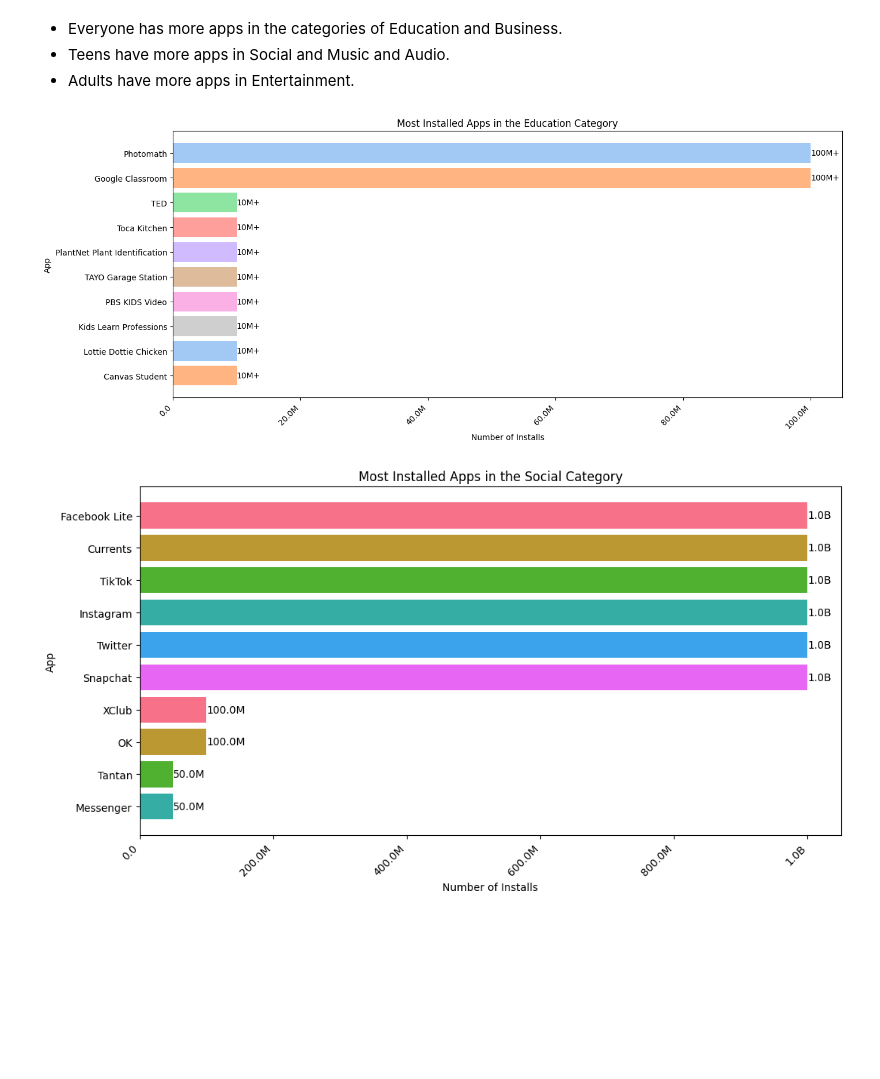
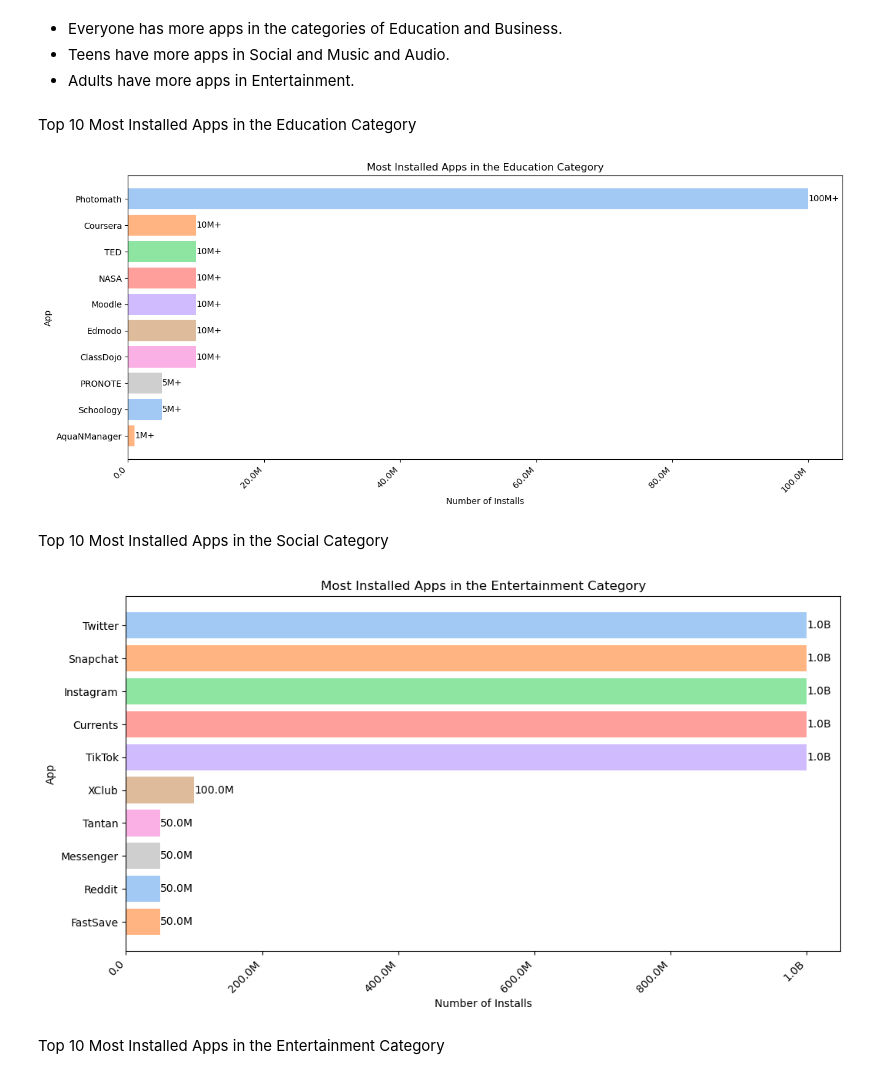
Before and after one commit to maria-clavijo/project_playstore_apps, a Jupyter notebook: notebooks/EDA.ipynb, the cells around one changed output. Saved outputs shown, nothing was run; the diff lists cells and outputs as text; code cells hidden in the pictures; blank space fills up the shorter version.

```diff
--- a/notebooks/EDA.ipynb
+++ b/notebooks/EDA.ipynb
@@ -93,50 +92,49 @@ plt.show()
 * Everyone has more apps in the categories of Education and Business.
 * Teens have more apps in Social and Music and Audio.
 * Adults have more apps in Entertainment.
+# %% [markdown]
+Top 10 Most Installed Apps in the Education Category
 # %%
-df_modified = df_apps.assign(Installs=lambda x: x['Installs'].str.replace('\+', '', regex=True).str.replace(',', '', regex=True))
-
-df_modified['Installs'] = pd.to_numeric(df_modified['Installs'], errors='coerce')
-
-df_educ = df_modified[df_modified['Category'] == 'Education']
+df_educ = df_apps[df_apps['Category'] == 'Education']
 educ_sorted = df_educ.sort_values(by='Installs', ascending=False)
 top_educ = educ_sorted.head(10)
 
 palette = sns.color_palette('pastel', 8)
 plt.figure(figsize=(15, 6))
 bars = plt.barh(top_educ['App Name'], top_educ['Installs'], color=palette)
 for bar, install_count in zip(bars, top_educ['Installs']):
     if install_count >= 1000000000:
         label = f'{install_count // 1000000000}B+'
     elif install_count >= 1000000:
         label = f'{install_count // 1000000}M+'
     else:
         label = f'{install_count}+'
     plt.text(install_count, bar.get_y() + bar.get_height() / 2, label, va='center', ha='left')
 plt.xlabel('Number of Installs')
 plt.ylabel('App')
 plt.title('Most Installed Apps in the Education Category')
 plt.gca().invert_yaxis()
 plt.xticks(rotation=45, ha='right')
 plt.ticklabel_format(style='plain', axis='x')
 def millions_formatter(x, pos):
     if x >= 1000000000:
         return f"{x/1000000000:.1f}B"
     elif x >= 1000000:
         return f"{x/1000000:.1f}M"
     else:
         return f"{x:,}"
 plt.gca().get_xaxis().set_major_formatter(plt.FuncFormatter(millions_formatter))
 plt.show()
 # %% [output]
-[figure, old version]
+[figure, new version]
+# %% [markdown]
+Top 10 Most Installed Apps in the Social Category
 # %%
-df_social = df_modified[df_modified['Category'] == 'Social']
-
+df_social = df_apps[df_apps['Category'] == 'Social']
 social_sorted = df_social.sort_values(by='Installs', ascending=False)
 top_social = social_sorted.head(10)
 
-palette = sns.color_palette('husl', 6)
+palette = sns.color_palette('pastel', 8)
 plt.figure(figsize=(12, 6))
 bars = plt.barh(top_social['App Name'], top_social['Installs'], color=palette)
 for bar, install_count in zip(bars, top_social['Installs']):
@@ -149,19 +147,14 @@ for bar, install_count in zip(bars, top_social['Installs']):
     plt.text(install_count, bar.get_y() + bar.get_height() / 2, label, va='center', ha='left')
 plt.xlabel('Number of Installs')
 plt.ylabel('App')
-plt.title('Most Installed Apps in the Social Category')
+plt.title('Most Installed Apps in the Entertainment Category')
 plt.gca().invert_yaxis()
 plt.xticks(rotation=45, ha='right')
 plt.ticklabel_format(style='plain', axis='x')
-def millions_formatter(x, pos):
-    if x >= 1000000000:
-        return f"{x/1000000000:.1f}B"
-    elif x >= 1000000:
-        return f"{x/1000000:.1f}M"
-    else:
-        return f"{x:,}"
 plt.gca().get_xaxis().set_major_formatter(plt.FuncFormatter(millions_formatter))
 plt.show()
 # %% [output]
-[figure, old version]
+[figure, new version]
+# %% [markdown]
+Top 10 Most Installed Apps in the Entertainment Category
 # %%
```
Also changed, not shown: parts of 23 cells of this notebook.
